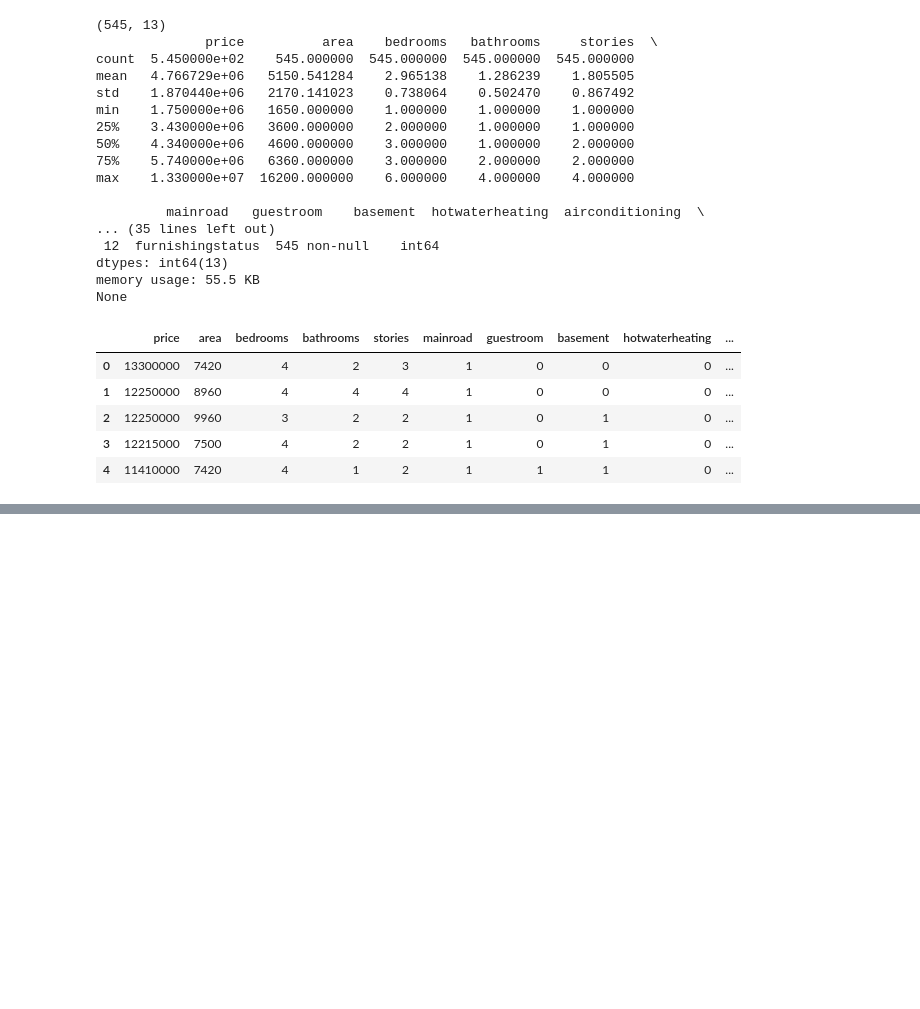
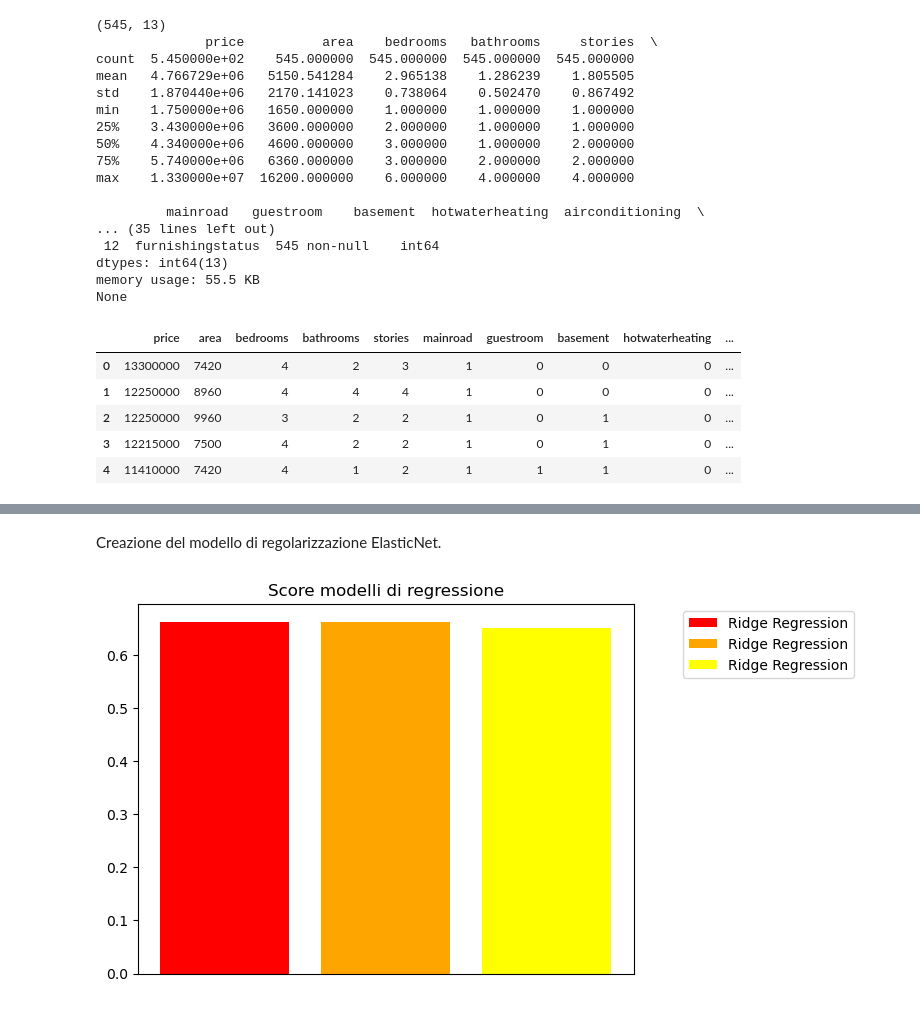
Before and after one commit to gab-25/real_estate_price_prediction, a Jupyter notebook: real_estate_price_prediction.ipynb, the cells around one changed output, grey strips where cells are left out. Cells and saved outputs as stored; diff of their text form; code cells hidden in the pictures; blank space fills up the shorter version.

```diff
--- a/real_estate_price_prediction.ipynb
+++ b/real_estate_price_prediction.ipynb
@@ -73,0 +102,14 @@ R2: 0.620
+# %% [markdown]
+Creazione del modello di regolarizzazione ElasticNet.
+# %%
+import matplotlib.pyplot as plt
+
+plt.bar(0, model_ridge.score(X_test, y_test), label="Ridge Regression", color="red")
+plt.bar(1, model_lasso.score(X_test, y_test), label="Ridge Regression", color="orange")
+plt.bar(2, model_elastic_net.score(X_test, y_test), label="Ridge Regression", color="yellow")
+plt.xticks([])
+plt.title("Score modelli di regressione")
+plt.legend(loc=(1.1, 0.8))
+plt.show()
+# %% [output]
+[figure, added]
```
Also changed, not shown: parts of 12 cells of this notebook.
